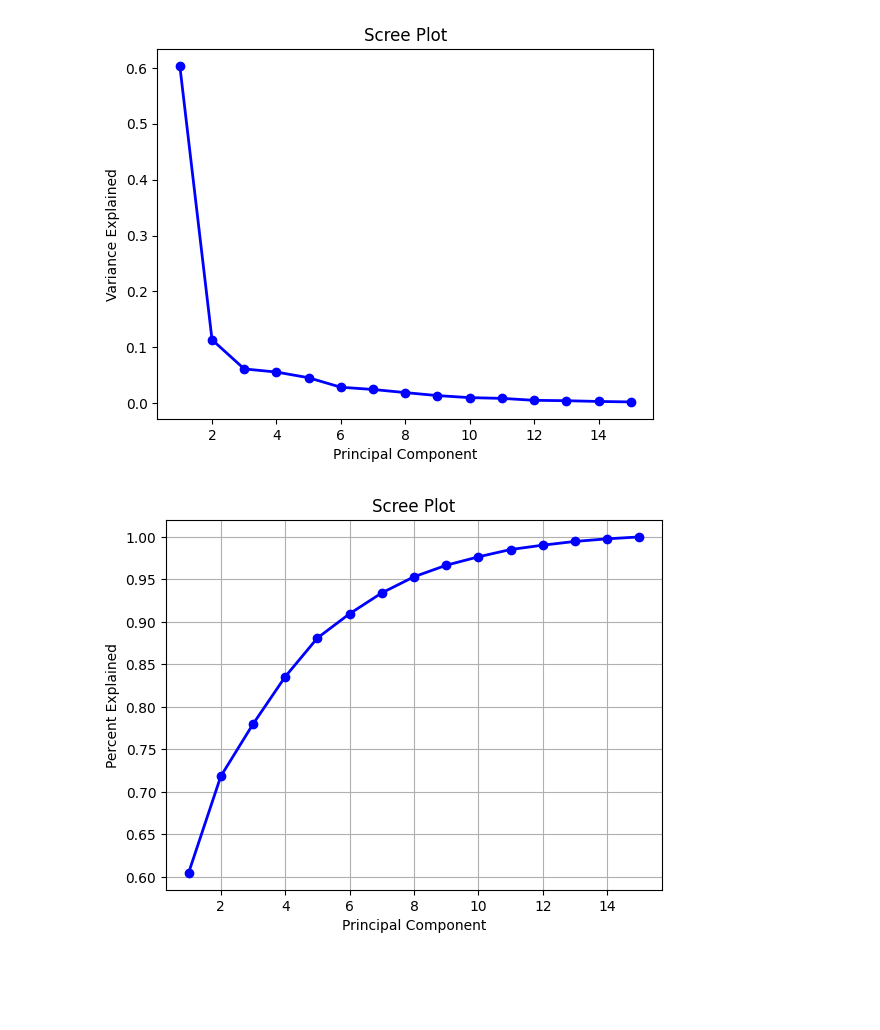
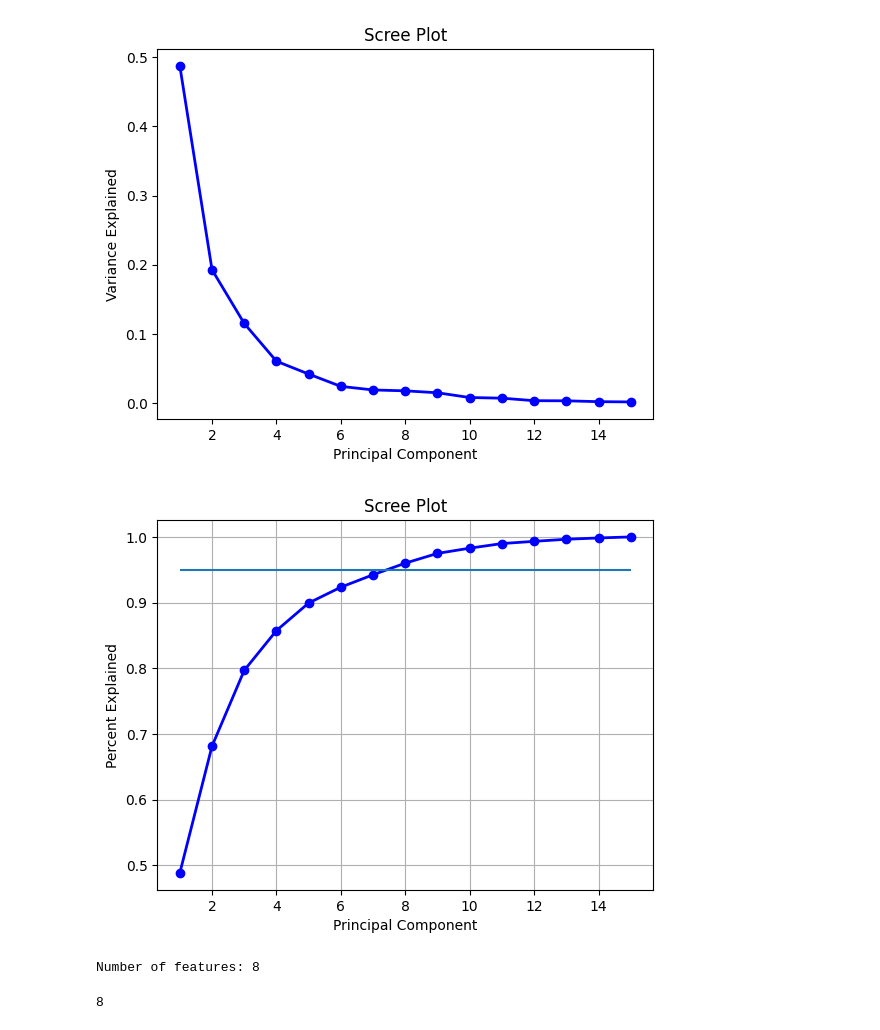
Before and after one commit to justin5927/ascertain_Investigation, a Jupyter notebook: Preprocessing/pca_scree.ipynb, the cells around one changed output. Saved outputs shown, nothing was run; the diff lists cells and outputs as text; code cells hidden in the pictures; blank space fills up the shorter version.

```diff
--- a/Preprocessing/pca_scree.ipynb
+++ b/Preprocessing/pca_scree.ipynb
@@ -11,5 +11,3 @@ features_df = pd.read_csv(features_path)
 
 # drop participants id
 features_df = features_df.drop(columns=["participants"])
-# %%
-features_df = features_df.fillna(0)
@@ -20,9 +14,10 @@ scaled_df=pd.DataFrame(scaler.fit_transform(scaled_df), columns=scaled_df.column
 # %%
 #define PCA model to use
-pca = PCA(n_components=15)
+n_components=15
+pca = PCA(n_components=n_components)
 
 #fit PCA model to data
-pca_fit = pca.fit(scaled_df)
+pca_fit = pca.fit(features_df)
 # %%
 PC_values = np.arange(pca.n_components_) + 1
 plt.plot(PC_values, pca.explained_variance_ratio_, 'o-', linewidth=2, color='blue')
@@ -31,14 +26,25 @@ plt.xlabel('Principal Component')
 plt.ylabel('Variance Explained')
 plt.show()
 # %% [output]
-[figure, old version]
+[figure, new version]
 # %%
 percent_explained = np.cumsum(pca.explained_variance_ratio_)/np.sum(pca.explained_variance_ratio_)
 plt.plot(PC_values, percent_explained, 'o-', linewidth=2, color='blue')
+plt.hlines(0.95,1,15)
 plt.title('Scree Plot')
 plt.xlabel('Principal Component')
 plt.ylabel('Percent Explained')
 plt.grid()
 plt.show()
 # %% [output]
-[figure, old version]
+[figure, new version]
+# %%
+# Determine minimum number of features to represent over 95%
+num_features = len(percent_explained) - np.count_nonzero(percent_explained - 0.95>0) + 1
+print(f"Number of features: {num_features}")
+# %% [output]
+Number of features: 8
+# %%
+num_features
+# %% [output]
+8
```
Also changed, not shown: parts of 2 cells of this notebook.
